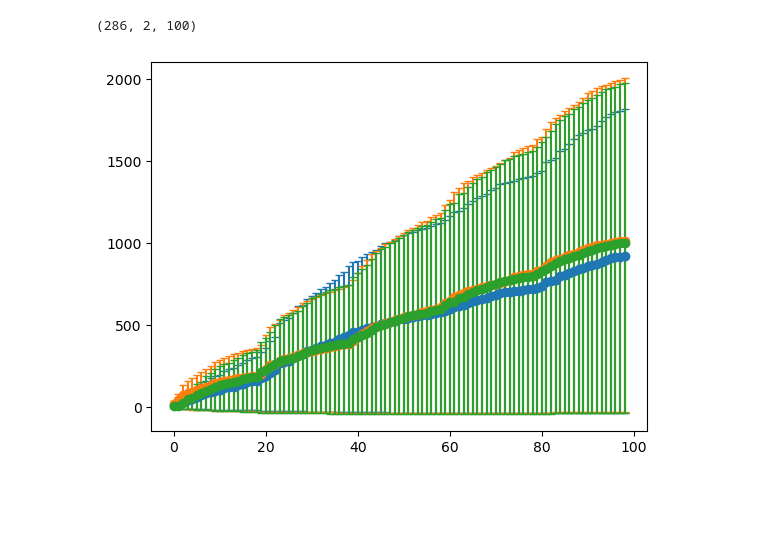
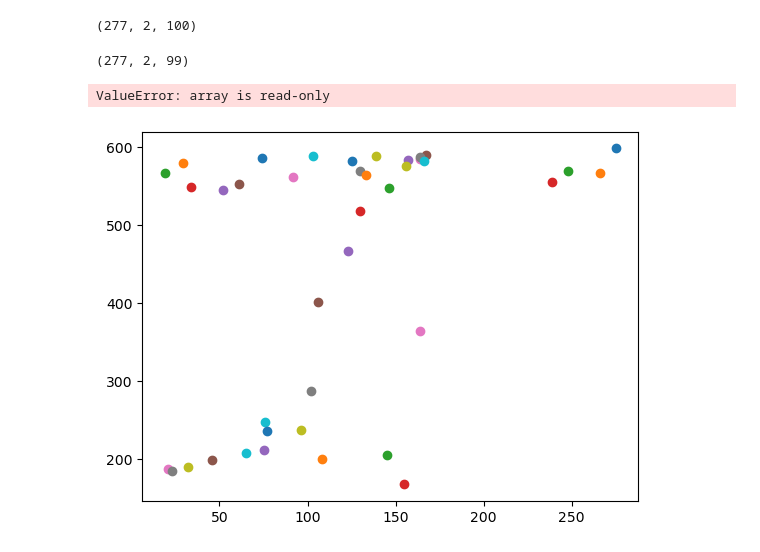
Before and after one commit to anqizhou13/FlyTrack, a Jupyter notebook: tracker.ipynb, the cells around one changed output. Saved outputs shown, nothing was run; the diff lists cells and outputs as text; code cells hidden in the pictures; blank space fills up the shorter version.

```diff
--- a/tracker.ipynb
+++ b/tracker.ipynb
@@ -57,7 +57,7 @@ def track_dots(video_path):
         collided_ids = set()
         for id1, pos1 in current_positions.items():
             for id2, pos2 in current_positions.items():
-                if id1 != id2 and np.linalg.norm(np.array(pos1) - np.array(pos2)) < 10:  # Threshold for collision
+                if id1 != id2 and np.linalg.norm(np.array(pos1) - np.array(pos2)) < 2:  # Threshold for collision
                     collided_ids.add(id1)
                     collided_ids.add(id2)
 
@@ -75,10 +75,10 @@ def track_dots(video_path):
 
         for dot_id, (cx, cy) in current_positions.items():
             cv2.circle(frame, (cx, cy), 5, (0, 0, 255), -1)
-            cv2.putText(frame, str(dot_id), (cx + 5, cy - 5), cv2.FONT_HERSHEY_SIMPLEX, 0.5, (0, 255, 0), 1)
+            cv2.putText(frame, str(dot_id), (cx + 5, cy - 5), cv2.FONT_HERSHEY_SIMPLEX, 0.5, (0, 0, 0), 1)
 
         cv2.imshow('Tracking', frame)
-        if cv2.waitKey(30) & 0xFF == ord('q'):
+        if cv2.waitKey(int((1/fps)*1000*10)) & 0xFF == ord('q'):
             break
 
     cap.release()
@@ -102,7 +102,7 @@ num_animals = len(animal_ids)
 num_frames = len(positions)
 
 # Initialize the ndarray with NaN values to fill in missing data
-position_array = np.full((num_animals, 2, num_frames), 0)
+position_array = np.full((num_animals, 2, num_frames), np.nan)
 
 # Step 3: Populate the ndarray with x, y positions
 for frame_idx, frame in enumerate(positions):
@@ -114,42 +114,42 @@ for frame_idx, frame in enumerate(positions):
 
 # Now `position_array` contains the positions with shape (num_animals, 2, num_frames)
 print(position_array.shape)  # This should output (number_of_animals, 2, 100)
+positions = np.ma.masked_array(position_array, mask=np.isnan(position_array))
 # %% [output]
-(286, 2, 100)
+(277, 2, 100)
-# %%
-um_animals, _, num_frames = position_array.shape
-displacement_array = np.full((num_animals, 2, num_frames - 1), np.nan)  # shape: (num_animals, 2, num_frames-1)
-
-# Step 2: Compute the velocity for each animal
-for animal_idx in range(num_animals):
-    for frame_idx in range(num_frames-1):
-        # Compute the change in x and y positions (Δx and Δy)
-        x = np.abs(position_array[animal_idx, 0, frame_idx+1]-position_array[animal_idx, 0, frame_idx])
-        y = np.abs(position_array[animal_idx, 1, frame_idx+1]-position_array[animal_idx, 1, frame_idx])
-
-        # Store the velocity components in the velocity_array (x, y velocity)
-        displacement_array[animal_idx, 0, frame_idx] = x
-        displacement_array[animal_idx, 1, frame_idx] = y
-
-import matplotlib.pyplot as plt
-
-cumulative_disp = np.cumsum(displacement_array[:,1,:], axis=1)
-
-# Step 2: Compute the mean and standard deviation for the cumulative displacement at each frame
-mean_disp = np.mean(cumulative_disp, axis=0)  # Mean across the segments (axis 0)
-std_disp = np.std(cumulative_disp, axis=0)  # Standard deviation across the segments (axis 0)
-
-# Step 3: Compute the standard error (SE)
-se_disp = std_disp / np.sqrt(cumulative_disp.shape[0])  # SE = std / sqrt(N), where N = number of segments
-
-# Step 4: Calculate the upper and lower bounds of SE
-upper_se = mean_disp + se_disp
-lower_se = mean_disp - se_disp
-
-# Resulting array will have shape (3, 100)
-# 3 corresponds to: [mean, upper SE, lower SE]
-result1 = np.stack([mean_disp.squeeze(), upper_se.squeeze(), lower_se.squeeze()])
-# %% [output]
-[figure, removed]
+# %%
+import numpy as np
+
+def compute_displacements(positions):
+    """
+    Computes cumulative displacements in x and y directions for each animal.
+
+    Parameters:
+    positions (np.ma.MaskedArray): Masked array of shape (num_animals, 2, num_frames)
+
+    Returns:
+    np.ma.MaskedArray: Cumulative displacements of shape (num_animals, 2, num_frames-1)
+    """
+    # Compute frame-to-frame displacements (difference along time axis)
+    displacements = np.diff(positions, axis=2)
+
+    # Compute cumulative sum to get cumulative displacement
+    cumulative_displacements = np.ma.cumsum(displacements, axis=2)
+
+    return cumulative_displacements
+
+# Example usage:
+# Assuming `positions` is a masked ndarray with shape (286, 2, 100)
+displacements = compute_displacements(positions)
+print(displacements.shape)  # Expected output: (286, 2, 99)
+# %% [output]
+(277, 2, 99)
+# %%
+i = 0
+for t in range(positions.shape[2]):
+    plt.scatter(positions[i,0,t], positions[i,1,t])
+# %% [output]
+ValueError: array is read-only
+[figure, added]
 # %%
 plt.figure(figsize=(3, 3))
```
Also changed, not shown: parts of 1 cell of this notebook.
